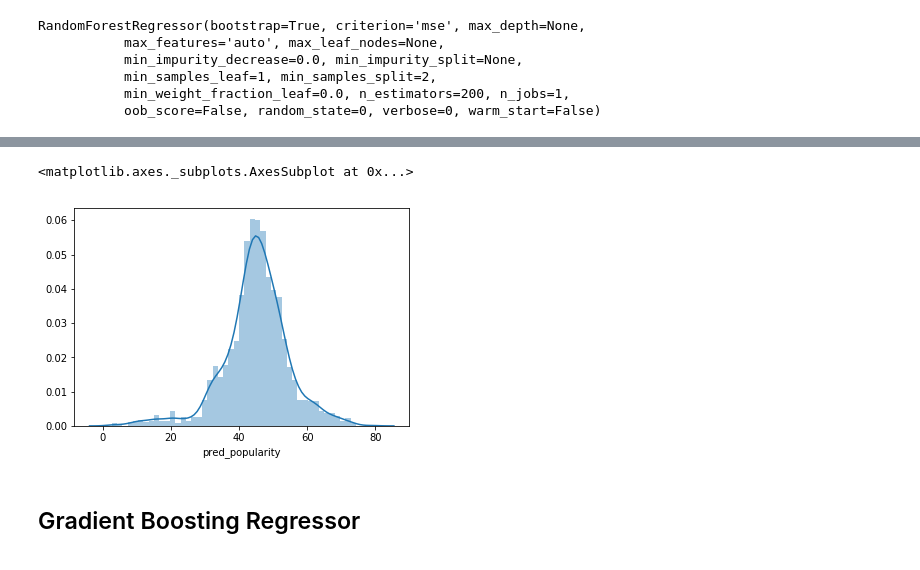
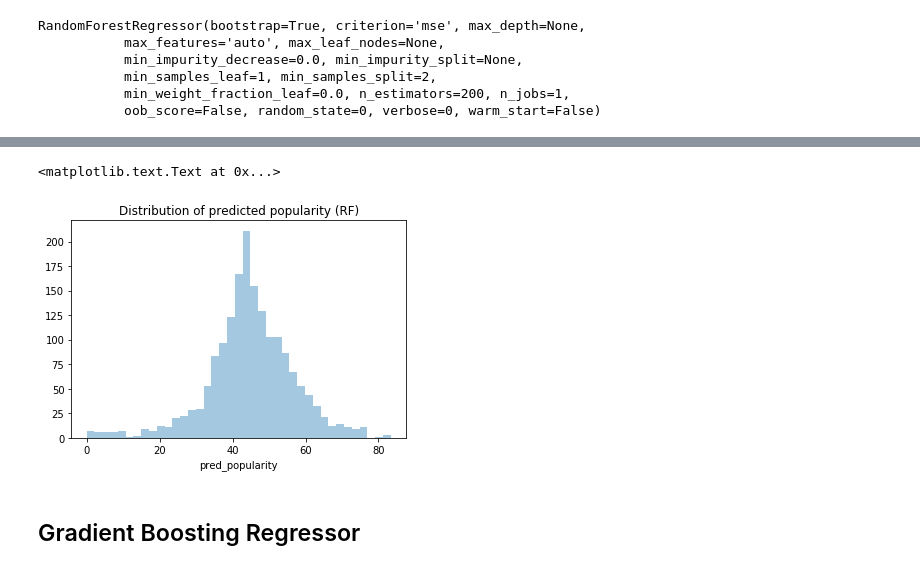
Before and after one commit to inSam/SoundScorer221, a Jupyter notebook: baseline.ipynb, the cells around one changed output, grey strips where cells are left out. Drawn from its saved outputs; the diff is of its cells as text; code cells hidden in the pictures.

```diff
--- a/baseline.ipynb
+++ b/baseline.ipynb
@@ -398,10 +402,10 @@ dev_data[["name", "popularity", "pred_popularity"]].sort_values(by=['popularity'
 1762 rows × 3 columns
 # %%
 # Plot popularity distribution
-sns.distplot(dev_data["pred_popularity"])
+sns.distplot(dev_data["pred_popularity"], rug=False, kde=False).set_title("Distribution of predicted popularity (RF)")
 # %% [output]
-<matplotlib.axes._subplots.AxesSubplot at 0x...>
+<matplotlib.text.Text at 0x...>
-[figure, old version]
+[figure, new version]
 # %% [markdown]
 ## Gradient Boosting Regressor
 # %%
```
Also changed, not shown: parts of 12 cells of this notebook, 6 other files.
